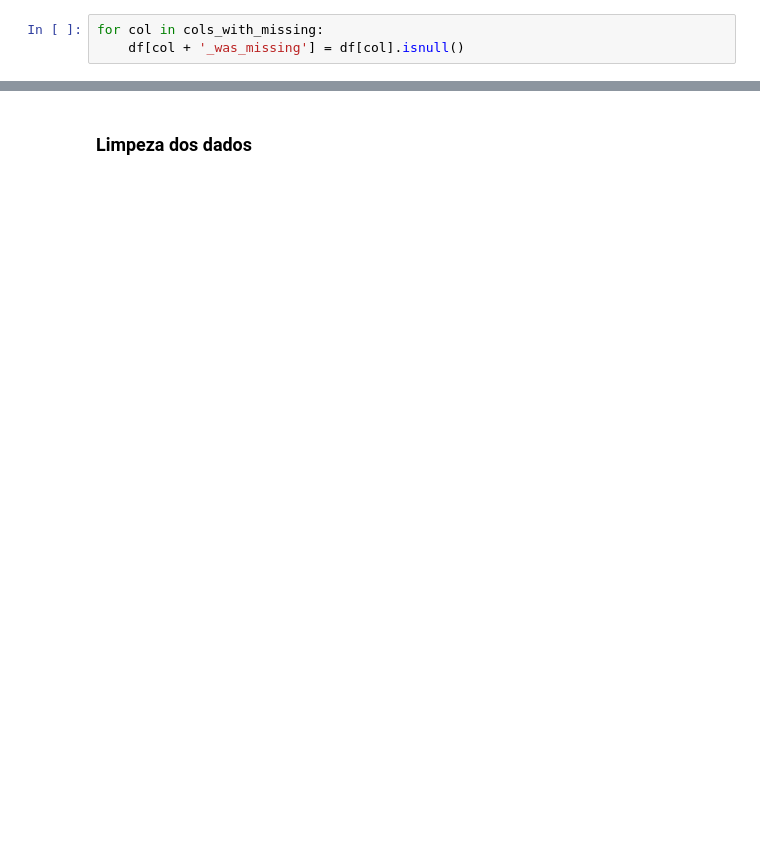
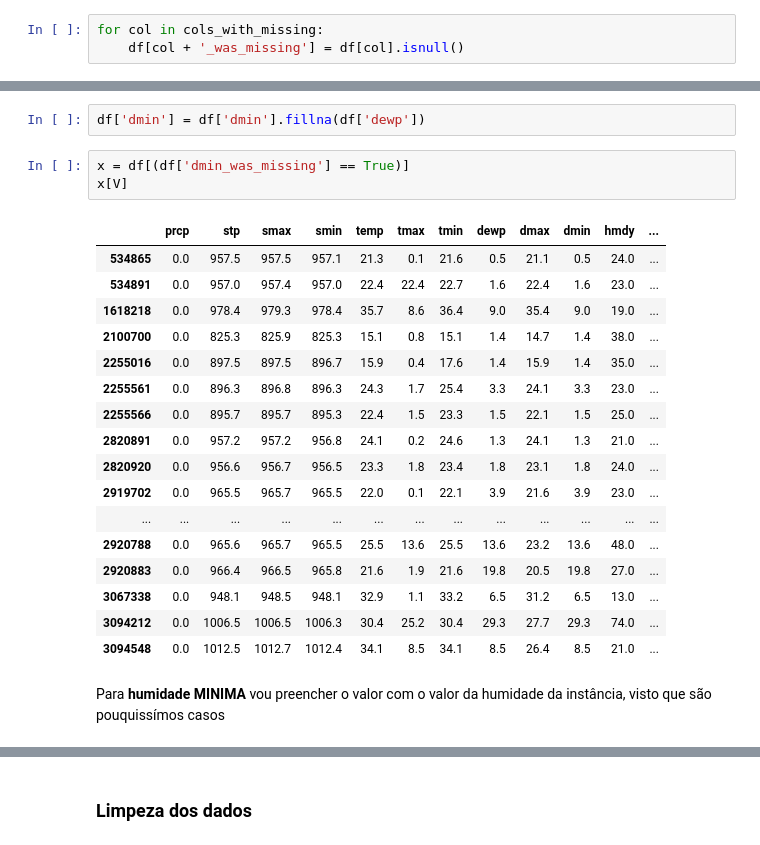
Before and after one commit to dedeco/bigclima-project, a Jupyter notebook: notebooks/graphs-zarate-n11-summer-sudeste.ipynb, the cells around one changed output, grey strips where cells are left out. Cells and saved outputs as stored; diff of their text form; blank space fills up the shorter version.

```diff
--- a/notebooks/graphs-zarate-n11-summer-sudeste.ipynb
+++ b/notebooks/graphs-zarate-n11-summer-sudeste.ipynb
@@ -140,0 +212,25 @@ df[df[CON]==True].sample(10)
+# %%
+df['dmin'] = df['dmin'].fillna(df['dewp'])
+# %%
+x = df[(df['dmin_was_missing'] == True)]
+x[V]
+# %% [output]
+|  | prcp | stp | smax | smin | temp | tmax | tmin | dewp | dmax | dmin | hmdy | ... |
+| 534865 | 0.0 | 957.5 | 957.5 | 957.1 | 21.3 | 0.1 | 21.6 | 0.5 | 21.1 | 0.5 | 24.0 | ... |
+| 534891 | 0.0 | 957.0 | 957.4 | 957.0 | 22.4 | 22.4 | 22.7 | 1.6 | 22.4 | 1.6 | 23.0 | ... |
+| 1618218 | 0.0 | 978.4 | 979.3 | 978.4 | 35.7 | 8.6 | 36.4 | 9.0 | 35.4 | 9.0 | 19.0 | ... |
+| 2100700 | 0.0 | 825.3 | 825.9 | 825.3 | 15.1 | 0.8 | 15.1 | 1.4 | 14.7 | 1.4 | 38.0 | ... |
+| 2255016 | 0.0 | 897.5 | 897.5 | 896.7 | 15.9 | 0.4 | 17.6 | 1.4 | 15.9 | 1.4 | 35.0 | ... |
+| 2255561 | 0.0 | 896.3 | 896.8 | 896.3 | 24.3 | 1.7 | 25.4 | 3.3 | 24.1 | 3.3 | 23.0 | ... |
+| 2255566 | 0.0 | 895.7 | 895.7 | 895.3 | 22.4 | 1.5 | 23.3 | 1.5 | 22.1 | 1.5 | 25.0 | ... |
+| 2820891 | 0.0 | 957.2 | 957.2 | 956.8 | 24.1 | 0.2 | 24.6 | 1.3 | 24.1 | 1.3 | 21.0 | ... |
+| 2820920 | 0.0 | 956.6 | 956.7 | 956.5 | 23.3 | 1.8 | 23.4 | 1.8 | 23.1 | 1.8 | 24.0 | ... |
+| 2919702 | 0.0 | 965.5 | 965.7 | 965.5 | 22.0 | 0.1 | 22.1 | 3.9 | 21.6 | 3.9 | 23.0 | ... |
+| ... | ... | ... | ... | ... | ... | ... | ... | ... | ... | ... | ... | ... |
+| 2920788 | 0.0 | 965.6 | 965.7 | 965.5 | 25.5 | 13.6 | 25.5 | 13.6 | 23.2 | 13.6 | 48.0 | ... |
+| 2920883 | 0.0 | 966.4 | 966.5 | 965.8 | 21.6 | 1.9 | 21.6 | 19.8 | 20.5 | 19.8 | 27.0 | ... |
+| 3067338 | 0.0 | 948.1 | 948.5 | 948.1 | 32.9 | 1.1 | 33.2 | 6.5 | 31.2 | 6.5 | 13.0 | ... |
+| 3094212 | 0.0 | 1006.5 | 1006.5 | 1006.3 | 30.4 | 25.2 | 30.4 | 29.3 | 27.7 | 29.3 | 74.0 | ... |
+| 3094548 | 0.0 | 1012.5 | 1012.7 | 1012.4 | 34.1 | 8.5 | 34.1 | 8.5 | 26.4 | 8.5 | 21.0 | ... |
+# %% [markdown]
+<p>Para <b>humidade MINIMA</b> vou preencher o valor com o valor da humidade da instância, visto que são pouquissímos casos</p>
```
Also changed, not shown: parts of 29 cells of this notebook, 2 other files.
